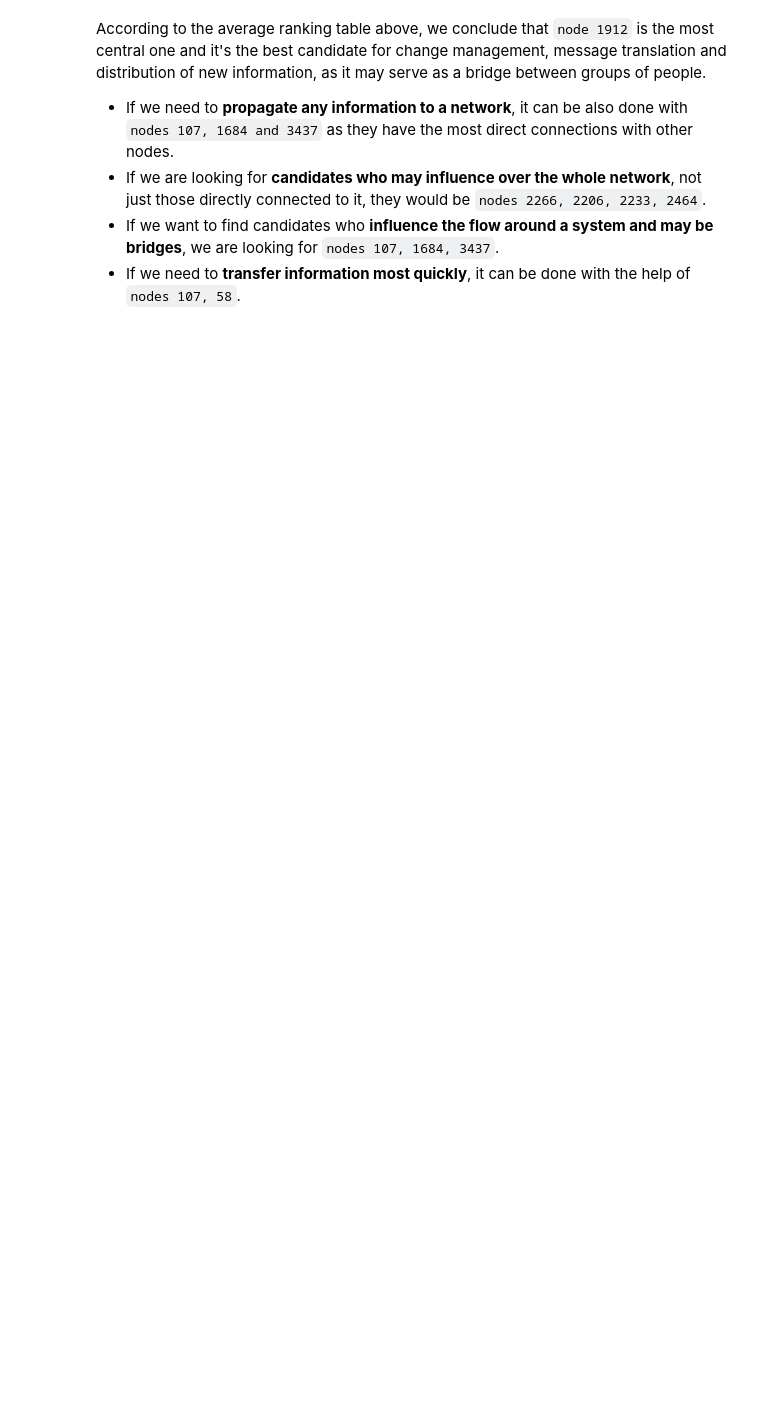
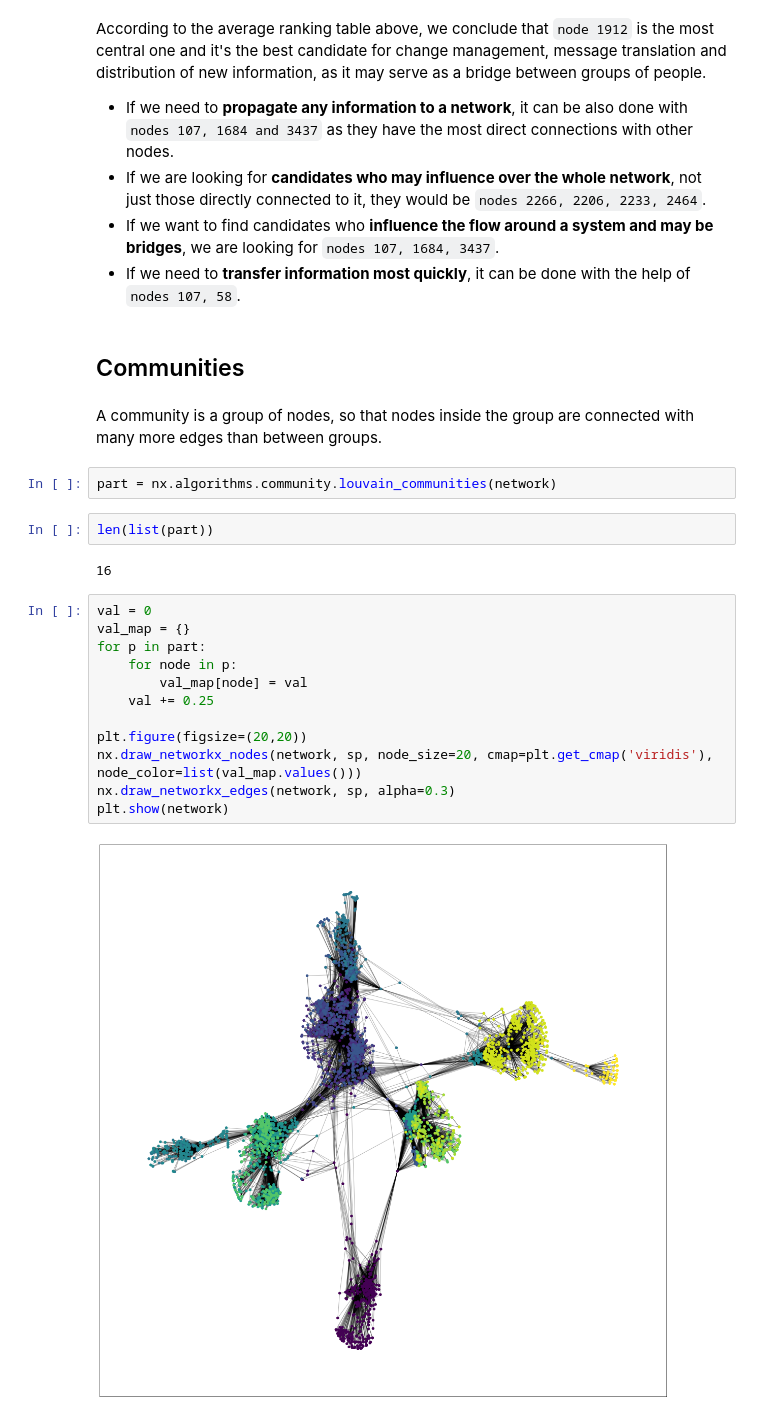
Before and after one commit to Dosann/Social-network-analysis, a Jupyter notebook: Untitled.ipynb, the cells around one changed output. Drawn from its saved outputs; the diff is of its cells as text; blank space fills up the shorter version.

```diff
--- a/Untitled.ipynb
+++ b/Untitled.ipynb
@@ -321,3 +358,27 @@ According to the average ranking table above, we conclude that `node 1912` is th
 - If we are looking for **candidates who may influence over the whole network**, not just those directly connected to it, they would be `nodes 2266, 2206, 2233, 2464`.
 - If we want to find candidates who **influence the flow around a system and may be bridges**, we are looking for `nodes 107, 1684, 3437`.
 - If we need to **transfer information most quickly**, it can be done with the help of `nodes 107, 58`.
+# %% [markdown]
+## Communities
+# %% [markdown]
+A community is a group of nodes, so that nodes inside the group are connected with many more edges than between groups.
+# %%
+part = nx.algorithms.community.louvain_communities(network)
+# %%
+len(list(part))
+# %% [output]
+16
+# %%
+val = 0
+val_map = {}
+for p in part:
+    for node in p:
+        val_map[node] = val
+    val += 0.25
+
+plt.figure(figsize=(20,20))
+nx.draw_networkx_nodes(network, sp, node_size=20, cmap=plt.get_cmap('viridis'), node_color=list(val_map.values()))
+nx.draw_networkx_edges(network, sp, alpha=0.3)
+plt.show(network)
+# %% [output]
+[figure, added]
```
Also changed, not shown: parts of 30 cells of this notebook.
